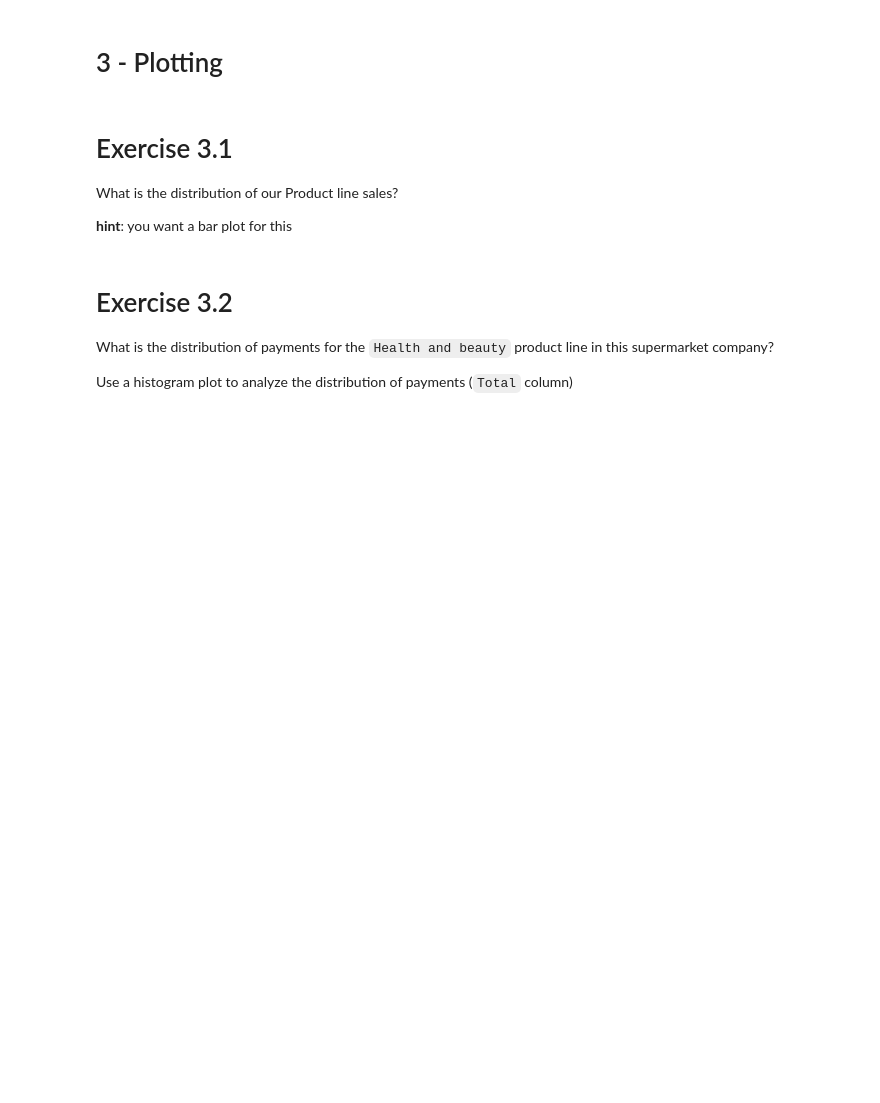
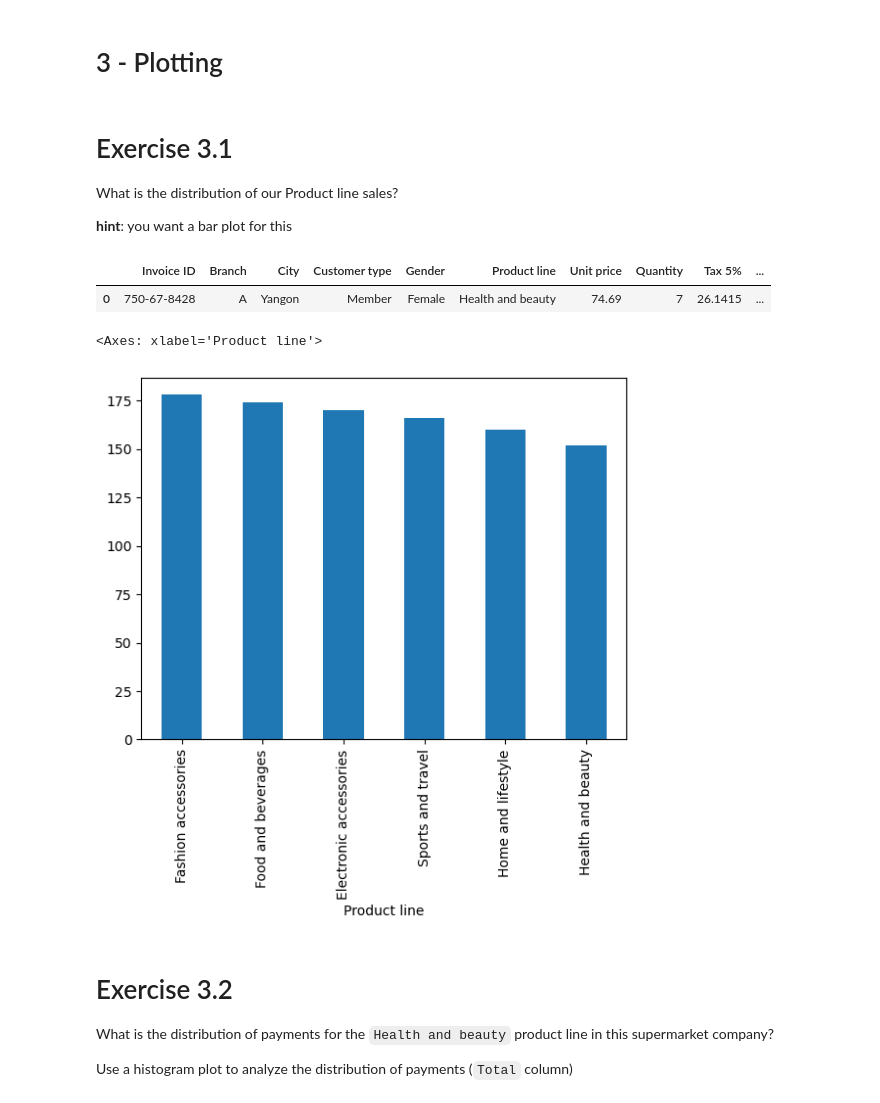
Before and after one commit to samsung-ai-course/8th-9th-edition, a Jupyter notebook: Chapter 1 - Data Wrangling & Analysis/Data Analysis Basics/Exercises Notebook Solutions.ipynb, the cells around one changed output. Drawn from its saved outputs; the diff is of its cells as text; code cells hidden in the pictures; blank space fills up the shorter version.

```diff
--- a/Chapter 1 - Data Wrangling & Analysis/Data Analysis Basics/Exercises Notebook Solutions.ipynb
+++ b/Chapter 1 - Data Wrangling & Analysis/Data Analysis Basics/Exercises Notebook Solutions.ipynb
@@ -231,8 +248,18 @@ What is the city with the highest average rating for their purchases?
 What is the distribution of our Product line sales?
 
 **hint**: you want a bar plot for this
+# %%
+df.head(1)
+# %% [output]
+|  | Invoice ID | Branch | City | Customer type | Gender | Product line | Unit price | Quantity | Tax 5% | ... |
+| 0 | 750-67-8428 | A | Yangon | Member | Female | Health and beauty | 74.69 | 7 | 26.1415 | ... |
 # %%
-# ...
+df['Product line'].value_counts().plot.bar()
+
+# although don't forget to add titles and format as you need to better communicate results (chatgpt helps a lot with that, but you have to ask it for improvements in the right way)
+# %% [output]
+<Axes: xlabel='Product line'>
+[figure, added]
 # %% [markdown]
 # Exercise 3.2
 
```
Also changed, not shown: parts of 3 cells of this notebook, 2 other files.
